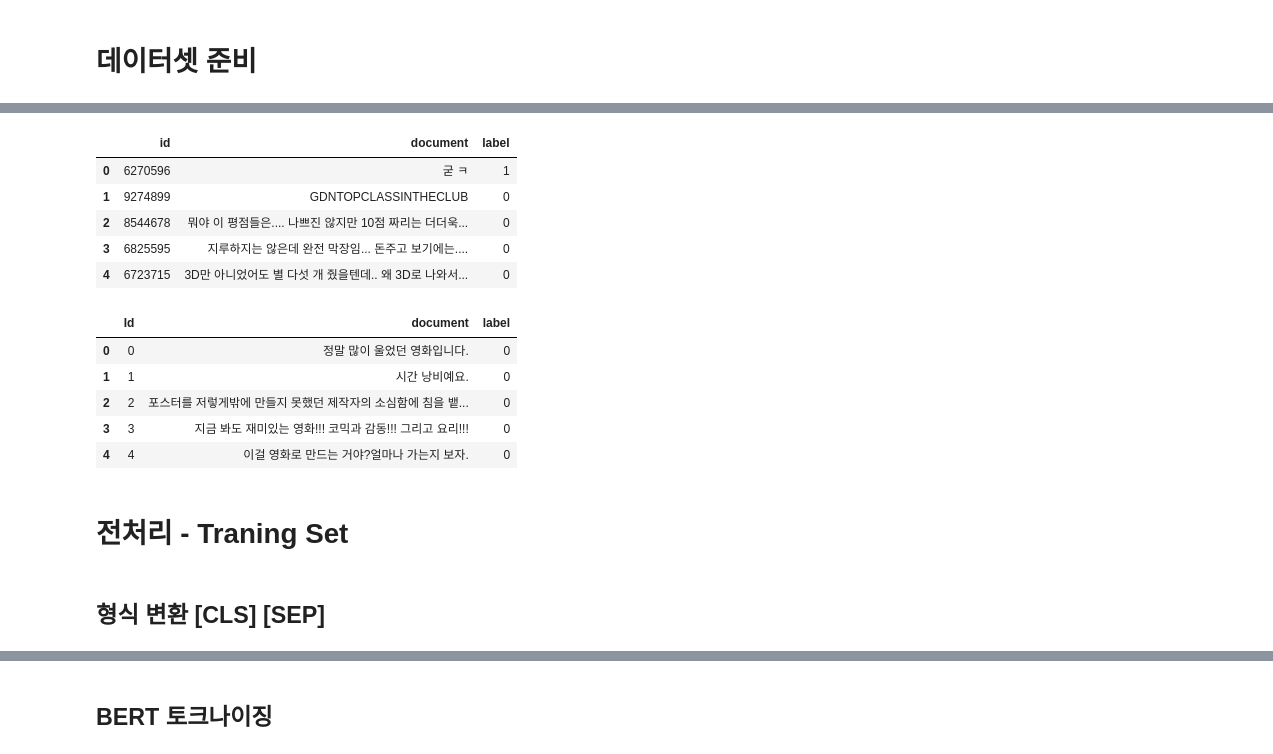
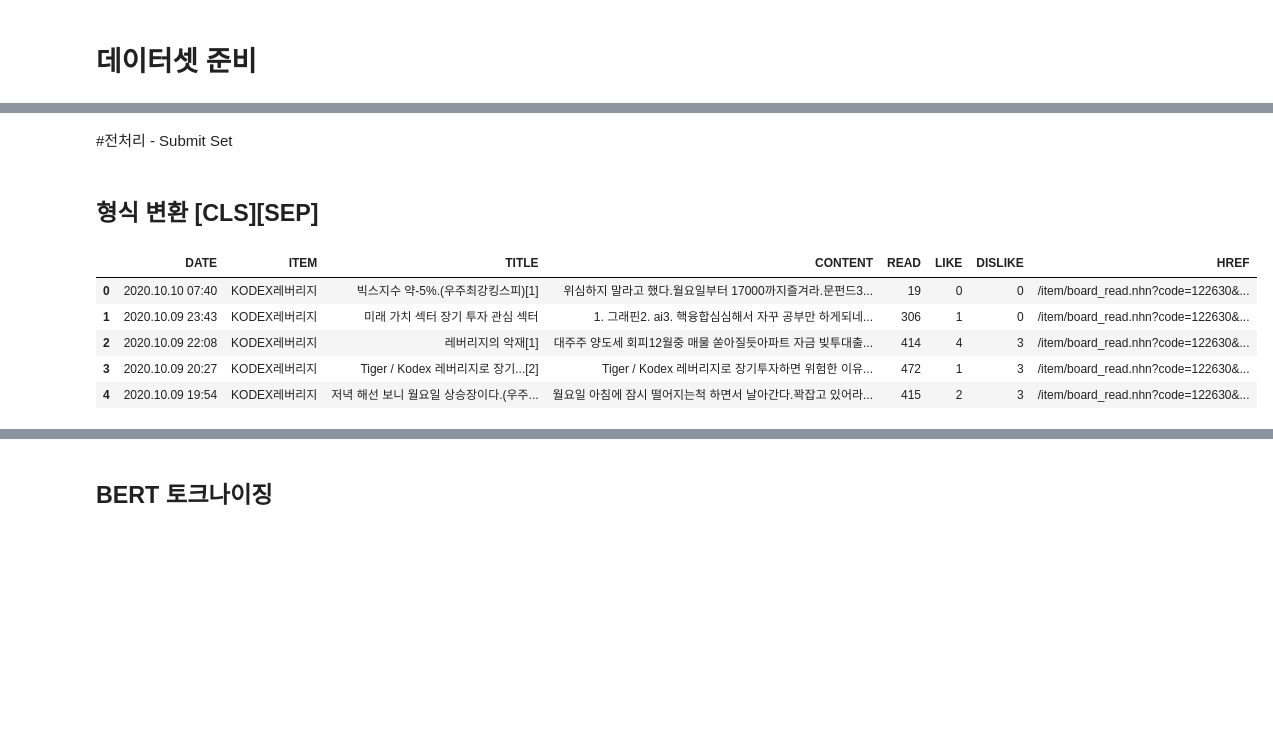
Before and after one commit to head4ths/CEI, a Jupyter notebook: part3_모델불러와서_Classification수행.ipynb, the cells around one changed output, grey strips where cells are left out. Saved outputs shown, nothing was run; the diff lists cells and outputs as text; code cells hidden in the pictures; blank space fills up the shorter version.

```diff
--- a/part3_모델불러와서_Classification수행.ipynb
+++ b/part3_모델불러와서_Classification수행.ipynb
@@ -5,9 +20,9 @@
 # %% [markdown]
 ## 튜닝용 파라미터
 # %%
-gv_epoch = 1
-gv_MAX_LEN = 32
-gv_batch_size = 64    #128*64 (분)
+gv_epoch = 4
+gv_MAX_LEN = 128
+gv_batch_size = 32    #128*64 (분)
 gv_model_nm = "bert-base-multilingual-uncased"
 gv_do_lower_case = True
 gv_lr = 2e-5
@@ -17,6 +32,19 @@ gv_num_warmup_steps = 0.2
 gv_eps = 1e-8
 gv_seed_val = 2019517005
 gv_random_state = 20200616
+
+gv_stk_code = '122630'
+#/* 녹십자                */ SELECT COUNT(*) FROM T006280; /*  59933  28MB */
+#/* CMG제약               */ SELECT COUNT(*) FROM T058820; /*  81848  30MB */
+#/* KODEX 레버리지        */ SELECT COUNT(*) FROM T122630; /* 171048  59MB */
+#/* KODEX 200선물인버스2X */ SELECT COUNT(*) FROM T252670; /* 339407 135MB */
+#/* 삼성전자              */ SELECT COUNT(*) FROM T005930; /* 415828 175MB */
+#/* 신풍제약              */ SELECT COUNT(*) FROM T019170; /* 469022 186MB */
+
+
+
+## 선택한 모델
+# 88%   4 128 32    bert-base-multilingual-uncased  True  2e-5  "nsmc/ratings_train.txt" (1 epoch 당 : 27분 )   ( DFC615K 200612 #1 : 0.84999 )
 
 #  4  64 32 'bert-base-multilingual-uncased' True  2e-5 "NLP/friends_train.json"   0.2 1e-8 2019517005 20200616 : v32   DFC615K 200617 #1 :   $$$
 
@@ -235,0 +239,4 @@ drwxr-xr-x 2 root root   471040 Oct 10 10:15 raw
+# %%
+!pip install mysql-connector
+import sqlalchemy
+engine = sqlalchemy.create_engine('mysql+mysqlconnector://cei:Mrssjrnfl1!@121.128.223.185:3307/cei', echo=True)
@@ -235,0 +245,6 @@ drwxr-xr-x 2 root root   471040 Oct 10 10:15 raw
+# %%
+
+sql = "SELECT * FROM T" + gv_stk_code
+indata = pd.read_sql_query(sql, engine)
+print( indata.info )
+indata.head()
@@ -269,22 +345,13 @@ train.head(10)
+# %% [markdown]
+#전처리 - Submit Set
+# %% [markdown]
+## 형식 변환 [CLS][SEP]
 # %%
-test.head()
+indata.head()
 # %% [output]
-|  | id | document | label |
-| 0 | 6270596 | 굳 ㅋ | 1 |
-| 1 | 9274899 | GDNTOPCLASSINTHECLUB | 0 |
-| 2 | 8544678 | 뭐야 이 평점들은.... 나쁘진 않지만 10점 짜리는 더더욱... | 0 |
-| 3 | 6825595 | 지루하지는 않은데 완전 막장임... 돈주고 보기에는.... | 0 |
-| 4 | 6723715 | 3D만 아니었어도 별 다섯 개 줬을텐데.. 왜 3D로 나와서... | 0 |
+|  | DATE | ITEM | TITLE | CONTENT | READ | LIKE | DISLIKE | HREF |
+| 0 | 2020.10.10 07:40 | KODEX레버리지 | 빅스지수 약-5%.(우주최강킹스피)[1] | 위심하지 말라고 했다.월요일부터 17000까지즐겨라.문펀드3... | 19 | 0 | 0 | /item/board_read.nhn?code=122630&... |
+| 1 | 2020.10.09 23:43 | KODEX레버리지 | 미래 가치 섹터 장기 투자 관심 섹터 | 1. 그래핀2. ai3. 핵융합심심해서 자꾸 공부만 하게되네... | 306 | 1 | 0 | /item/board_read.nhn?code=122630&... |
+| 2 | 2020.10.09 22:08 | KODEX레버리지 | 레버리지의 악재[1] | 대주주 양도세 회피12월중 매물 쏟아질듯아파트 자금 빚투대출... | 414 | 4 | 3 | /item/board_read.nhn?code=122630&... |
+| 3 | 2020.10.09 20:27 | KODEX레버리지 | Tiger / Kodex 레버리지로 장기...[2] | Tiger / Kodex 레버리지로 장기투자하면 위험한 이유... | 472 | 1 | 3 | /item/board_read.nhn?code=122630&... |
+| 4 | 2020.10.09 19:54 | KODEX레버리지 | 저녁 해선 보니 월요일 상승장이다.(우주... | 월요일 아침에 잠시 떨어지는척 하면서 날아간다.꽉잡고 있어라... | 415 | 2 | 3 | /item/board_read.nhn?code=122630&... |
-# %%
-submit.head()
-# %% [output]
-|  | Id | document | label |
-| 0 | 0 | 정말 많이 울었던 영화입니다. | 0 |
-| 1 | 1 | 시간 낭비예요. | 0 |
-| 2 | 2 | 포스터를 저렇게밖에 만들지 못했던 제작자의 소심함에 침을 뱉... | 0 |
-| 3 | 3 | 지금 봐도 재미있는 영화!!! 코믹과 감동!!! 그리고 요리!!! | 0 |
-| 4 | 4 | 이걸 영화로 만드는 거야?얼마나 가는지 보자. | 0 |
-# %% [markdown]
-# 전처리 - Traning Set
-# %% [markdown]
-## 형식 변환 [CLS] [SEP]
```
Also changed, not shown: parts of 97 cells of this notebook, 2 other files.
